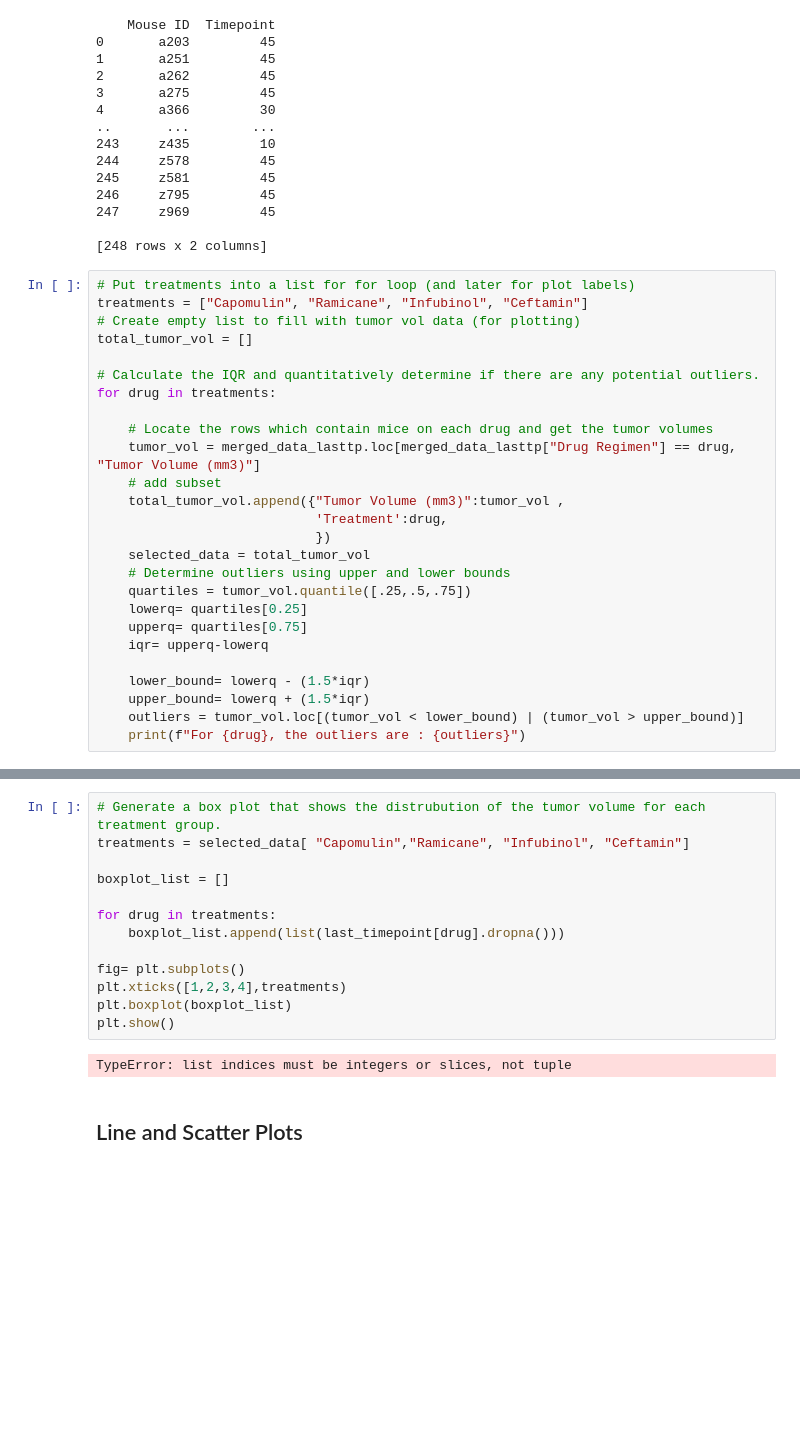
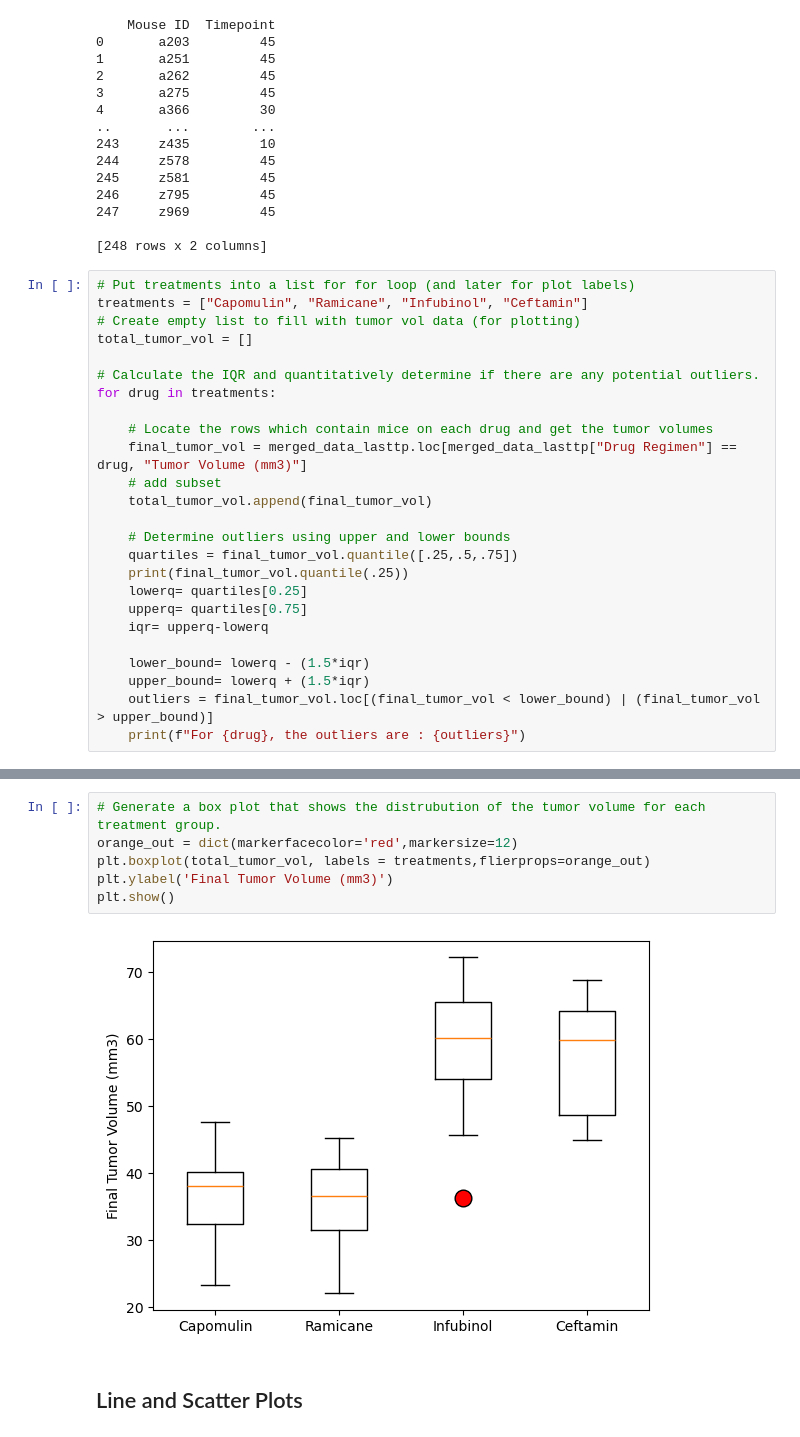
Before and after one commit to jeremykmorris/matplotlib-challenge, a Jupyter notebook: pymaceuticals_starter.ipynb, the cells around one changed output, grey strips where cells are left out. Drawn from its saved outputs; the diff is of its cells as text; blank space fills up the shorter version.

```diff
--- a/pymaceuticals_starter.ipynb
+++ b/pymaceuticals_starter.ipynb
@@ -273,20 +274,19 @@ total_tumor_vol = []
 for drug in treatments:
 
     # Locate the rows which contain mice on each drug and get the tumor volumes
-    tumor_vol = merged_data_lasttp.loc[merged_data_lasttp["Drug Regimen"] == drug, "Tumor Volume (mm3)"]
+    final_tumor_vol = merged_data_lasttp.loc[merged_data_lasttp["Drug Regimen"] == drug, "Tumor Volume (mm3)"]
     # add subset
-    total_tumor_vol.append({"Tumor Volume (mm3)":tumor_vol ,
-                            'Treatment':drug,
-                            })
-    selected_data = total_tumor_vol
+    total_tumor_vol.append(final_tumor_vol)
+
     # Determine outliers using upper and lower bounds
-    quartiles = tumor_vol.quantile([.25,.5,.75])
+    quartiles = final_tumor_vol.quantile([.25,.5,.75])
+    print(final_tumor_vol.quantile(.25))
     lowerq= quartiles[0.25]
     upperq= quartiles[0.75]
     iqr= upperq-lowerq
 
     lower_bound= lowerq - (1.5*iqr)
     upper_bound= lowerq + (1.5*iqr)
-    outliers = tumor_vol.loc[(tumor_vol < lower_bound) | (tumor_vol > upper_bound)]
+    outliers = final_tumor_vol.loc[(final_tumor_vol < lower_bound) | (final_tumor_vol > upper_bound)]
     print(f"For {drug}, the outliers are : {outliers}")
 # %% [output]
@@ -301,19 +305,12 @@ Name: Tumor Volume (mm3), dtype: float64
 For Ceftamin, the outliers are : Series([], Name: Tumor Volume (mm3), dtype: float64)
 # %%
 # Generate a box plot that shows the distrubution of the tumor volume for each treatment group.
-treatments = selected_data[ "Capomulin","Ramicane", "Infubinol", "Ceftamin"]
-
-boxplot_list = []
-
-for drug in treatments:
-    boxplot_list.append(list(last_timepoint[drug].dropna()))
-
-fig= plt.subplots()
-plt.xticks([1,2,3,4],treatments)
-plt.boxplot(boxplot_list)
+orange_out = dict(markerfacecolor='red',markersize=12)
+plt.boxplot(total_tumor_vol, labels = treatments,flierprops=orange_out)
+plt.ylabel('Final Tumor Volume (mm3)')
 plt.show()
 # %% [output]
-TypeError: list indices must be integers or slices, not tuple
+[figure, added]
 # %% [markdown]
 ## Line and Scatter Plots
 # %%
```
Also changed, not shown: parts of 4 cells of this notebook.
